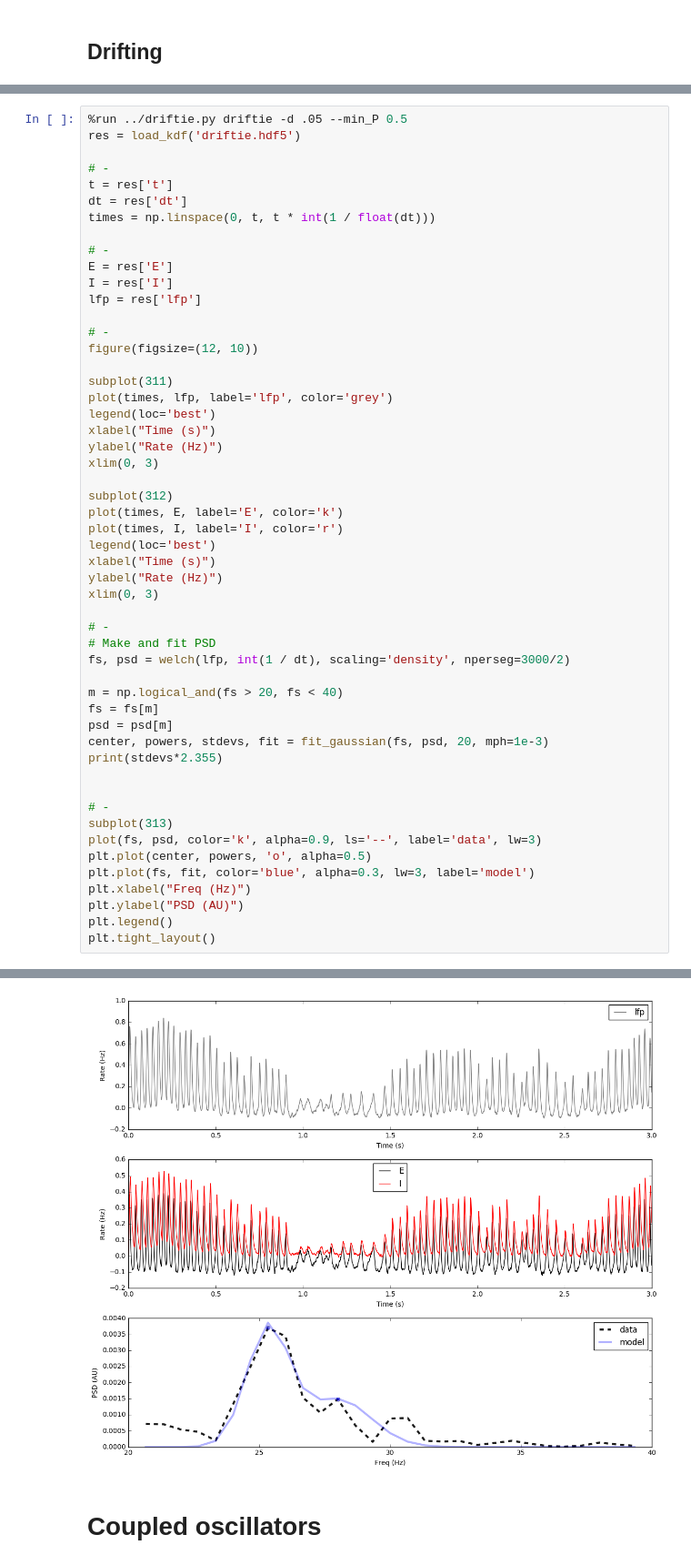
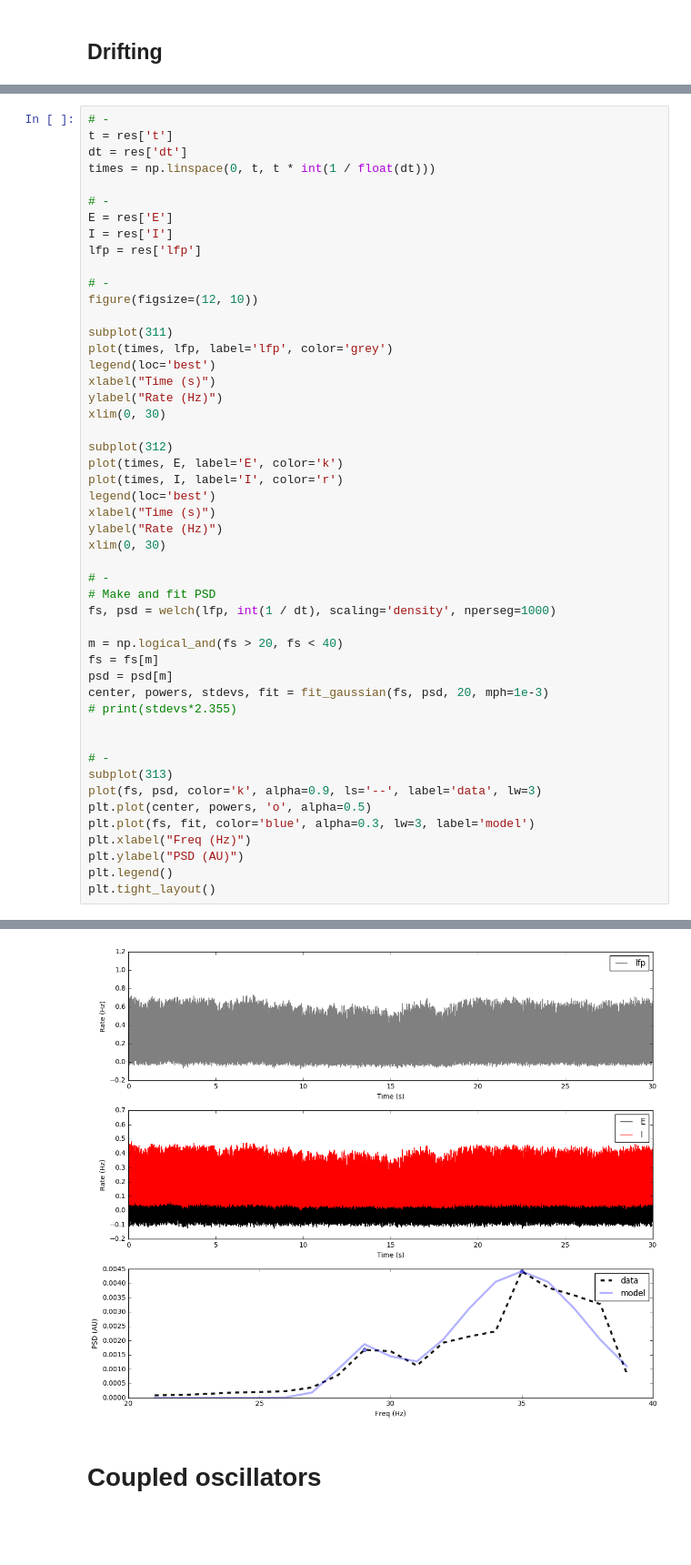
Before and after one commit to voytekresearch/bw, a Jupyter notebook: ipynb/sandbox.ipynb, the cells around one changed output, grey strips where cells are left out. Shown at 91% size. Cells and saved outputs as stored; diff of their text form; blank space fills up the shorter version.

```diff
--- a/ipynb/sandbox.ipynb
+++ b/ipynb/sandbox.ipynb
@@ -183,7 +209,4 @@ INFO       No numerical integration method specified for group 'neurongroup', us
 # %%
-%run ../driftie.py driftie -d .05 --min_P 0.5
-res = load_kdf('driftie.hdf5')
-
 # -
 t = res['t']
 dt = res['dt']
@@ -202,7 +225,7 @@ plot(times, lfp, label='lfp', color='grey')
 legend(loc='best')
 xlabel("Time (s)")
 ylabel("Rate (Hz)")
-xlim(0, 3)
+xlim(0, 30)
 
 subplot(312)
 plot(times, E, label='E', color='k')
@@ -210,17 +233,17 @@ plot(times, I, label='I', color='r')
 legend(loc='best')
 xlabel("Time (s)")
 ylabel("Rate (Hz)")
-xlim(0, 3)
+xlim(0, 30)
 
 # -
 # Make and fit PSD
-fs, psd = welch(lfp, int(1 / dt), scaling='density', nperseg=3000/2)
+fs, psd = welch(lfp, int(1 / dt), scaling='density', nperseg=1000)
 
 m = np.logical_and(fs > 20, fs < 40)
 fs = fs[m]
 psd = psd[m]
 center, powers, stdevs, fit = fit_gaussian(fs, psd, 20, mph=1e-3)
-print(stdevs*2.355)
+# print(stdevs*2.355)
 
 
 # -
@@ -238,4 +259,4 @@ INFO       No numerical integration method specified for group 'neurongroup', us
-[figure, old version]
+[figure, new version]
 # %% [markdown]
 # Coupled oscillators
 # %%
```
Also changed, not shown: parts of 12 cells of this notebook, 9 other files.
